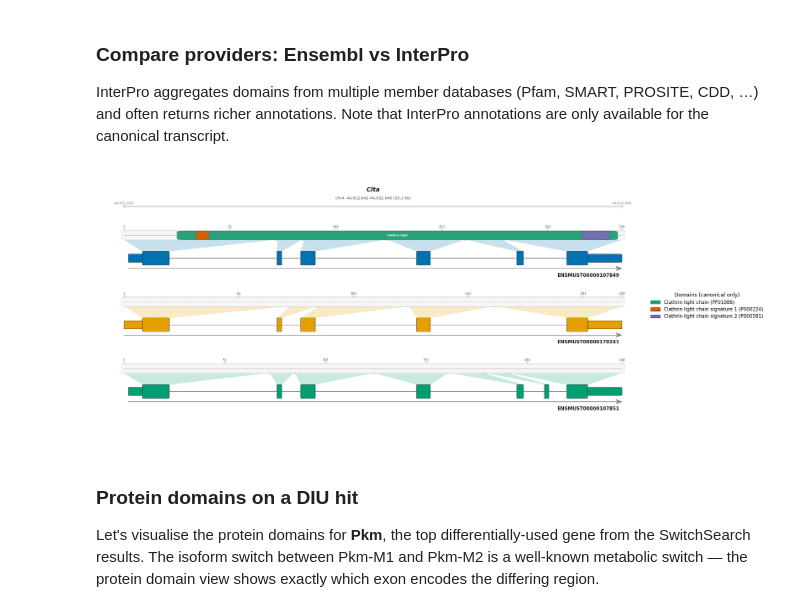
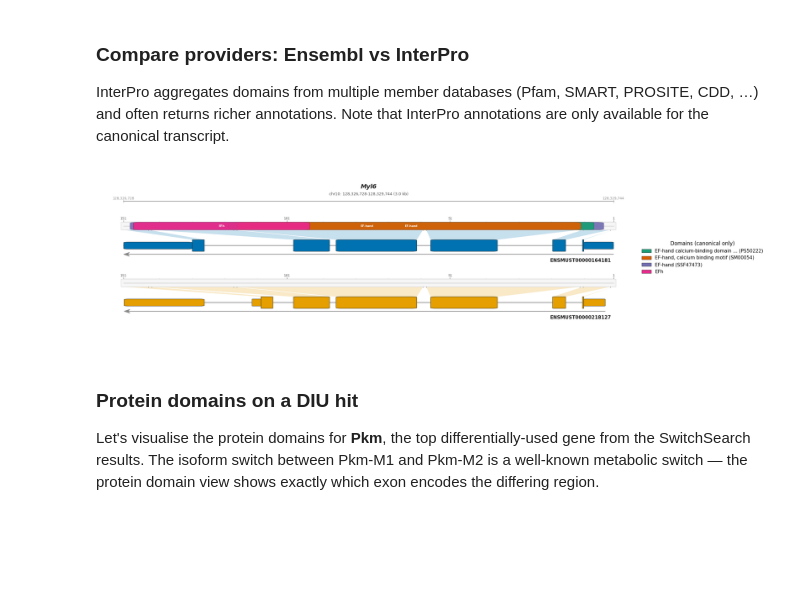
Before and after one commit to cobioda/allos, a Jupyter notebook: tutorial_notebooks/01_single_cell_tutorial.ipynb, the cells around one changed output. Saved outputs shown, nothing was run; the diff lists cells and outputs as text; code cells hidden in the pictures; blank space fills up the shorter version.

```diff
--- a/tutorial_notebooks/01_single_cell_tutorial.ipynb
+++ b/tutorial_notebooks/01_single_cell_tutorial.ipynb
@@ -737,16 +756,16 @@ plt.show()
 InterPro aggregates domains from multiple member databases (Pfam, SMART, PROSITE, CDD, …) and often returns richer annotations. Note that InterPro annotations are only available for the canonical transcript.
 # %%
 fig = pplot.draw_gene_with_protein_domains(
-    gene="Clta",
+    gene="Myl6",
     adata=adata,
     top_n=3,
     provider="interpro",
     id_prefixes=["PF", "SM", "PS", "cd", "SS"],
     max_domains=8,
 )
 plt.show()
 # %% [output]
-[figure, old version]
+[figure, new version]
 # %% [markdown]
 ### Protein domains on a DIU hit
 
```
Also changed, not shown: parts of 12 cells of this notebook, 10 other files.
